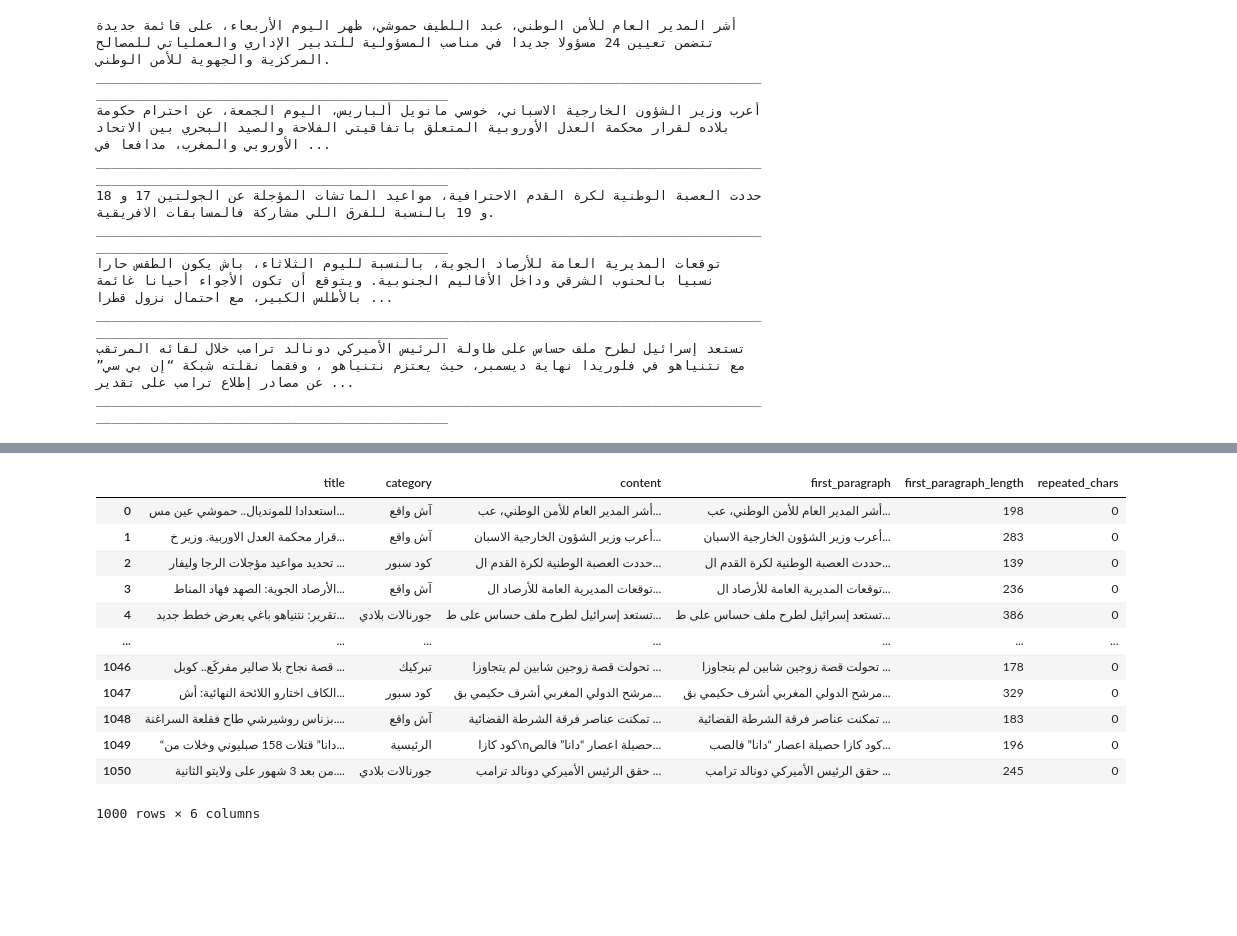
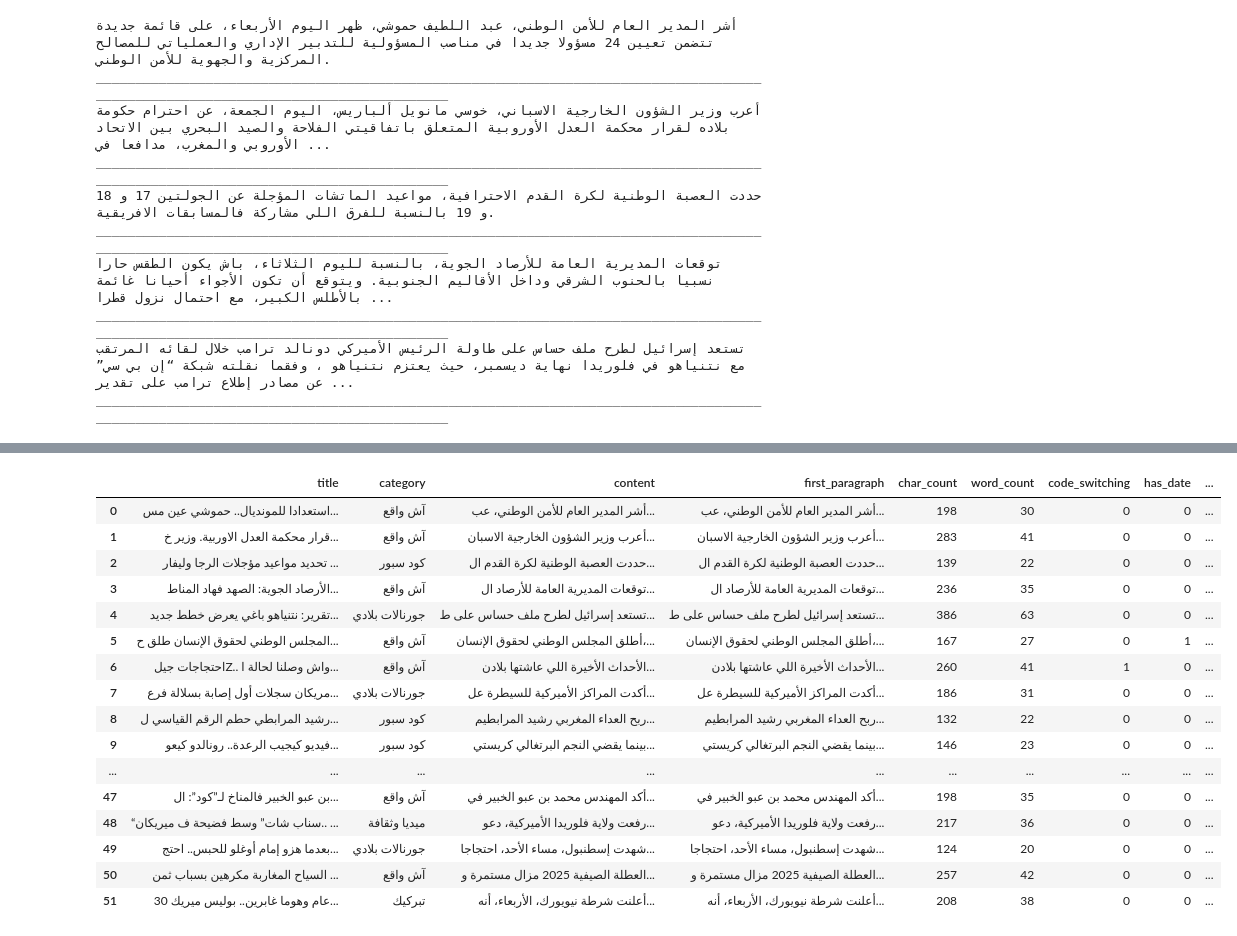
Before and after one commit to oafidi/ContextualQA, a Jupyter notebook: preprocessing.ipynb, the cells around one changed output, grey strips where cells are left out. Drawn from its saved outputs; the diff is of its cells as text; code cells hidden in the pictures; blank space fills up the shorter version.

```diff
--- a/preprocessing.ipynb
+++ b/preprocessing.ipynb
@@ -357,16 +353,0 @@ df["first_paragraph"] = df["first_paragraph"].apply(clean_darija_text)
-# %%
-df.head(1000)
-# %% [output]
-|  | title | category | content | first_paragraph | first_paragraph_length | repeated_chars |
-| 0 | استعدادا للمونديال.. حموشي عين مس... | آش واقع | أشر المدير العام للأمن الوطني، عب... | أشر المدير العام للأمن الوطني، عب... | 198 | 0 |
-| 1 | قرار محكمة العدل الاوربية. وزير خ... | آش واقع | أعرب وزير الشؤون الخارجية الاسبان... | أعرب وزير الشؤون الخارجية الاسبان... | 283 | 0 |
-| 2 | تحديد مواعيد مؤجلات الرجا وليفار ... | كود سبور | حددت العصبة الوطنية لكرة القدم ال... | حددت العصبة الوطنية لكرة القدم ال... | 139 | 0 |
-| 3 | الأرصاد الجوية: الصهد فهاد المناط... | آش واقع | توقعات المديرية العامة للأرصاد ال... | توقعات المديرية العامة للأرصاد ال... | 236 | 0 |
-| 4 | تقرير: نتنياهو باغي يعرض خطط جديد... | جورنالات بلادي | تستعد إسرائيل لطرح ملف حساس على ط... | تستعد إسرائيل لطرح ملف حساس على ط... | 386 | 0 |
-| ... | ... | ... | ... | ... | ... | ... |
-| 1046 | قصة نجاح بلا صالير مفركَع.. كوبل ... | تبركيك | تحولت قصة زوجين شابين لم يتجاوزا ... | تحولت قصة زوجين شابين لم يتجاوزا ... | 178 | 0 |
-| 1047 | الكاف اختارو اللائحة النهائية: أش... | كود سبور | مرشح الدولي المغربي أشرف حكيمي بق... | مرشح الدولي المغربي أشرف حكيمي بق... | 329 | 0 |
-| 1048 | بزناس روشيرشي طاح فقلعة السراغنة.... | آش واقع | تمكنت عناصر فرقة الشرطة القضائية ... | تمكنت عناصر فرقة الشرطة القضائية ... | 183 | 0 |
-| 1049 | “دانا” قتلات 158 صبليوني وخلات من... | الرئيسية | كود كازا\nحصيلة اعصار “دانا” فالص... | كود كازا حصيلة اعصار “دانا” فالصب... | 196 | 0 |
-| 1050 | من بعد 3 شهور على ولايتو الثانية.... | جورنالات بلادي | حقق الرئيس الأميركي دونالد ترامب ... | حقق الرئيس الأميركي دونالد ترامب ... | 245 | 0 |
-1000 rows × 6 columns
@@ -372,0 +383,20 @@ df.head(1000)
+# %%
+df.head(50)
+# %% [output]
+|  | title | category | content | first_paragraph | char_count | word_count | code_switching | has_date | ... |
+| 0 | استعدادا للمونديال.. حموشي عين مس... | آش واقع | أشر المدير العام للأمن الوطني، عب... | أشر المدير العام للأمن الوطني، عب... | 198 | 30 | 0 | 0 | ... |
+| 1 | قرار محكمة العدل الاوربية. وزير خ... | آش واقع | أعرب وزير الشؤون الخارجية الاسبان... | أعرب وزير الشؤون الخارجية الاسبان... | 283 | 41 | 0 | 0 | ... |
+| 2 | تحديد مواعيد مؤجلات الرجا وليفار ... | كود سبور | حددت العصبة الوطنية لكرة القدم ال... | حددت العصبة الوطنية لكرة القدم ال... | 139 | 22 | 0 | 0 | ... |
+| 3 | الأرصاد الجوية: الصهد فهاد المناط... | آش واقع | توقعات المديرية العامة للأرصاد ال... | توقعات المديرية العامة للأرصاد ال... | 236 | 35 | 0 | 0 | ... |
+| 4 | تقرير: نتنياهو باغي يعرض خطط جديد... | جورنالات بلادي | تستعد إسرائيل لطرح ملف حساس على ط... | تستعد إسرائيل لطرح ملف حساس على ط... | 386 | 63 | 0 | 0 | ... |
+| 5 | المجلس الوطني لحقوق الإنسان طلق ح... | آش واقع | أطلق المجلس الوطني لحقوق الإنسان،... | أطلق المجلس الوطني لحقوق الإنسان،... | 167 | 27 | 0 | 1 | ... |
+| 6 | احتجاجات جيلZ.. واش وصلنا لحالة ا... | آش واقع | الأحداث الأخيرة اللي عاشتها بلادن... | الأحداث الأخيرة اللي عاشتها بلادن... | 260 | 41 | 1 | 0 | ... |
+| 7 | مريكان سجلات أول إصابة بسلالة فرع... | جورنالات بلادي | أكدت المراكز الأميركية للسيطرة عل... | أكدت المراكز الأميركية للسيطرة عل... | 186 | 31 | 0 | 0 | ... |
+| 8 | رشيد المرابطي حطم الرقم القياسي ل... | كود سبور | ربح العداء المغربي رشيد المرابطيم... | ربح العداء المغربي رشيد المرابطيم... | 132 | 22 | 0 | 0 | ... |
+| 9 | فيديو كيجيب الرعدة.. رونالدو كيعو... | كود سبور | بينما يقضي النجم البرتغالي كريستي... | بينما يقضي النجم البرتغالي كريستي... | 146 | 23 | 0 | 0 | ... |
+| ... | ... | ... | ... | ... | ... | ... | ... | ... | ... |
+| 47 | بن عبو الخبير فالمناخ لـ”كود”: ال... | آش واقع | أكد المهندس محمد بن عبو الخبير في... | أكد المهندس محمد بن عبو الخبير في... | 198 | 35 | 0 | 0 | ... |
+| 48 | “سناب شات” وسط فضيحة ف ميريكان.. ... | ميديا وثقافة | رفعت ولاية فلوريدا الأميركية، دعو... | رفعت ولاية فلوريدا الأميركية، دعو... | 217 | 36 | 0 | 0 | ... |
+| 49 | بعدما هزو إمام أوغلو للحبس.. احتج... | جورنالات بلادي | شهدت إسطنبول، مساء الأحد، احتجاجا... | شهدت إسطنبول، مساء الأحد، احتجاجا... | 124 | 20 | 0 | 0 | ... |
+| 50 | السياح المغاربة مكرهين بسباب ثمن ... | آش واقع | العطلة الصيفية 2025 مزال مستمرة و... | العطلة الصيفية 2025 مزال مستمرة و... | 257 | 42 | 0 | 0 | ... |
+| 51 | 30 عام وهوما غابرين.. بوليس ميريك... | تبركيك | أعلنت شرطة نيويورك، الأربعاء، أنه... | أعلنت شرطة نيويورك، الأربعاء، أنه... | 208 | 38 | 0 | 0 | ... |
```
Also changed, not shown: parts of 23 cells of this notebook, 13 other files.
